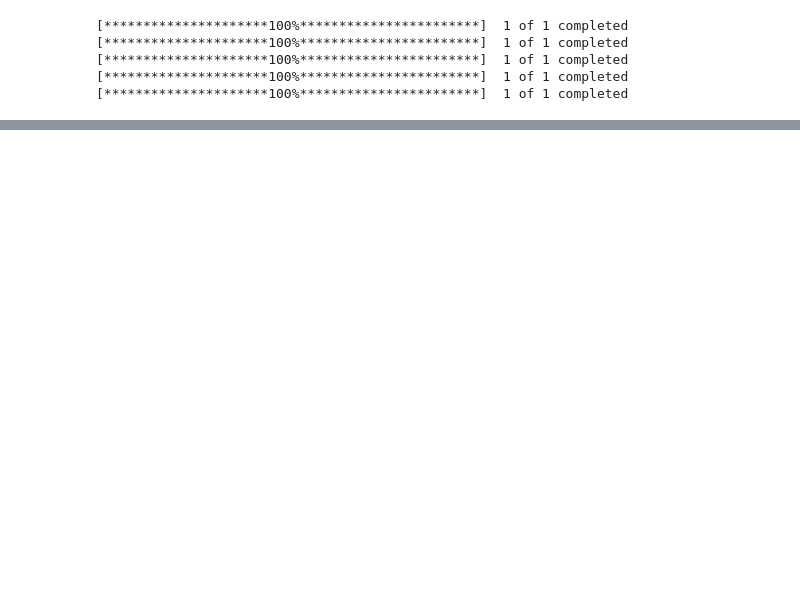
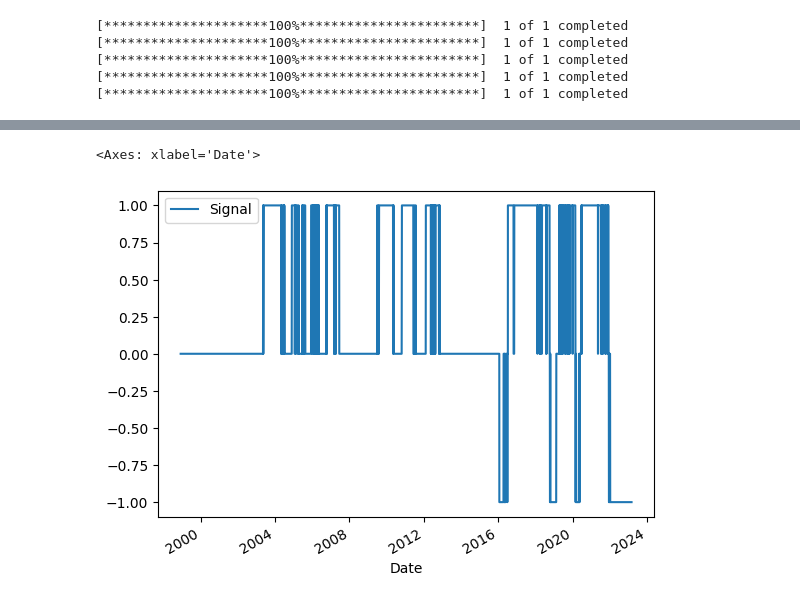
Before and after one commit to sylviawusyl/backtesting, a Jupyter notebook: Ab_test.ipynb, the cells around one changed output, grey strips where cells are left out. Saved outputs shown, nothing was run; the diff lists cells and outputs as text; code cells hidden in the pictures; blank space fills up the shorter version.

Commit message:
ffty spy strategy

```diff
--- a/Ab_test.ipynb
+++ b/Ab_test.ipynb
@@ -148,0 +164,9 @@ Backtest for SPY
+# %%
+ffty = ab.StockData('FFTY')
+ffty.get_data_from_yfinance('FFTY', sd, ed)
+ffty.get_indicators()
+
+ffty_signals_df = ffty.data.copy()
+ffty_signals_df['Signal'] = np.where(ffty_signals_df.price_to_MA200 < 0.95, -1, np.where(ffty_signals_df.price_to_MA200 > 1.03, 1, 0))
+# ffty_signals_df = ffty_signals_df.loc[ffty_signals_df.Signal!=0, ['Signal']]
+ffty_signals_df = ffty_signals_df[['Signal']]
@@ -148,0 +175,15 @@ Backtest for SPY
+# %%
+spy = ab.StockData('SPY')
+spy.get_data_from_yfinance('SPY', sd, ed)
+spy.get_indicators()
+spy.data['new_high'] = spy.data['Close'].cummax()
+spy.data['off_new_high'] = spy.data['Close'] / spy.data['new_high'] - 1
+spy.data['max_off_new_high'] = spy.data['off_new_high'].rolling(252).min()
+spy.data['Close_prev_week'] = spy.data['Close'].shift(14)
+spy.data['price_to_MA200_prev_week'] = spy.data['price_to_MA200'].shift(14)
+
+spy_signals_df = spy.data.copy()
+# buy rule: two consecutive days of above 200 AND previously SPY DOWN 20%
+buy_rule = (spy_signals_df['max_off_new_high']< - 0.2) & (spy_signals_df['price_to_MA200'] > 1.05) & (spy_signals_df['price_to_MA200_prev_week'] > 1.05)
+spy_signals_df['Signal'] = np.where(buy_rule, 1, 0)
+spy_signals_df = spy_signals_df[['Signal']]#.loc[spy_signals_df.Signal!=0]#, ['Signal']]
@@ -148,0 +210,12 @@ Backtest for SPY
+# %%
+# ffty_signals_df['Signal']
+signals_df = ffty_signals_df.rename(columns={'Signal':'FFTY_Signal'}).join(spy_signals_df.rename(columns={'Signal':'SPY_Signal'}), how='outer')
+signals_df['Signal']= np.where((signals_df['SPY_Signal']==1)|(signals_df['FFTY_Signal']==1), 1, np.where(signals_df['FFTY_Signal']==-1, -1, 0))
+# signals_df = signals_df.loc[(signals_df.index>='2016-01-01')]#&(signals_df.index.dayofweek ==4)]# , ['Signal']].copy()
+# %%
+# signals_df[['Signal','FFTY_Signal','SPY_Signal']].plot()
+
+signals_df[['Signal']].plot()
+# %% [output]
+<Axes: xlabel='Date'>
+[figure, added]
```
Also changed, not shown: parts of 9 cells of this notebook, 1 other file.
